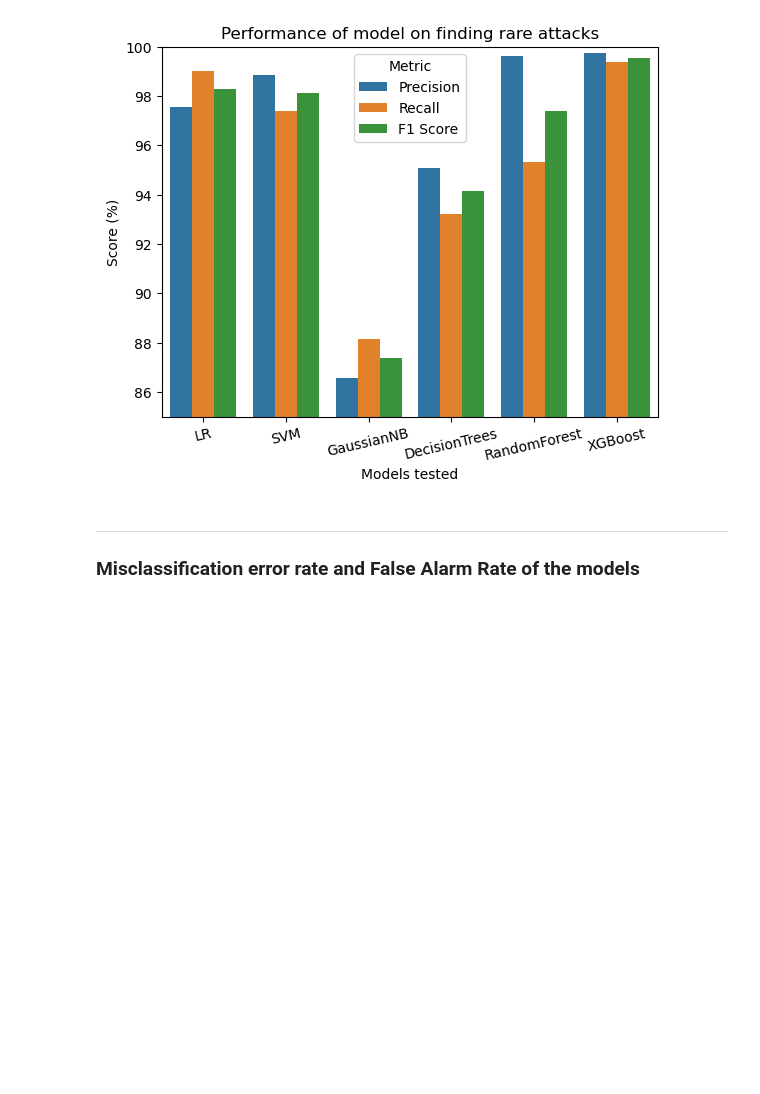
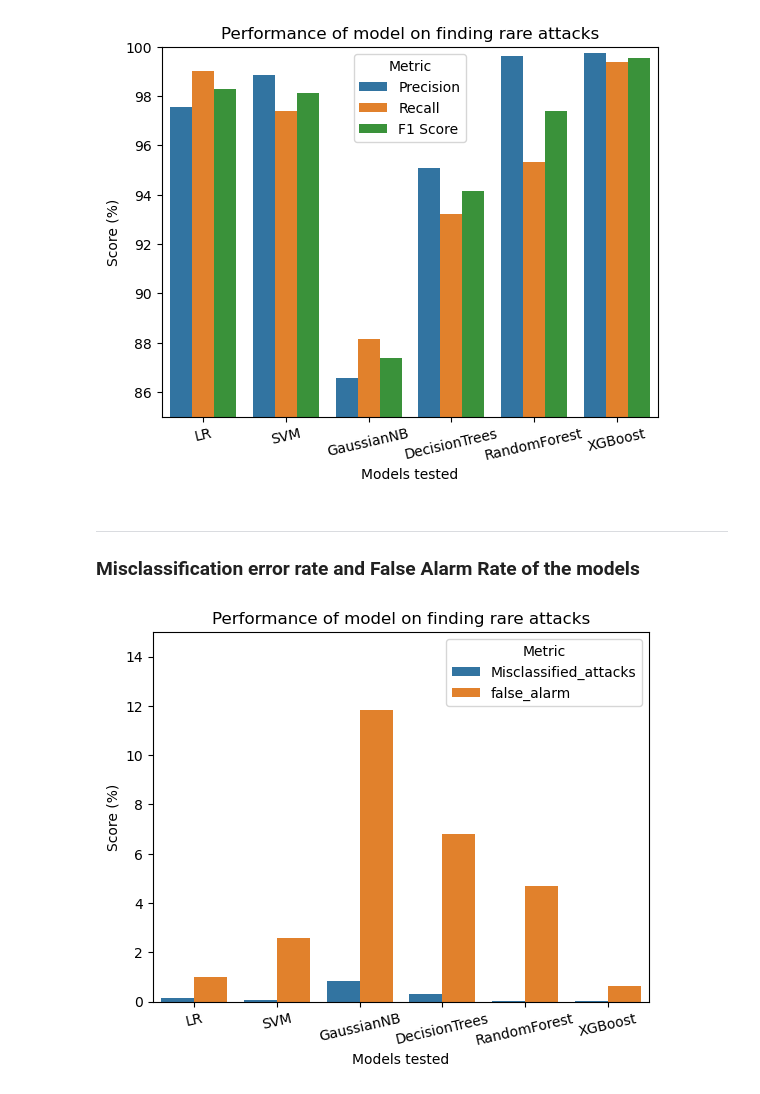
Before and after one commit to suzaladhikari/Network_Intrusion_Detector, a Jupyter notebook: Model's Performance /modelsperformance.ipynb, the cells around one changed output. Saved outputs shown, nothing was run; the diff lists cells and outputs as text; code cells hidden in the pictures; blank space fills up the shorter version.

Commit message:
fpr and fnr of the rare models has been calculated and plotted

```diff
--- a/Model's Performance /modelsperformance.ipynb
+++ b/Model's Performance /modelsperformance.ipynb
@@ -246,3 +246,23 @@ plt.show()
 # %% [markdown]
 ---
 ### Misclassification error rate and False Alarm Rate of the models
+# %%
+### False Alarm rate and misclassification error rate of the models!
+fpr_fnr = severity_data.melt(id_vars = 'model_name', value_vars = ['Misclassified_attacks', 'false_alarm'], var_name = 'metric', value_name= 'score')
+sns.barplot(
+    x='model_name',
+    y='score',
+    hue='metric',
+    data=fpr_fnr
+)
+
+plt.ylim(0,15)
+plt.xticks(rotation=13)
+plt.xlabel("Models tested")
+plt.ylabel('Score (%)')
+plt.title("Performance of model on finding rare attacks")
+plt.legend(title='Metric')
+plt.savefig('../Model Pictures/fpr_fnr_rare_severity.png')
+plt.show()
+# %% [output]
+[figure, added]
```
Also changed, not shown: 2 other files.
